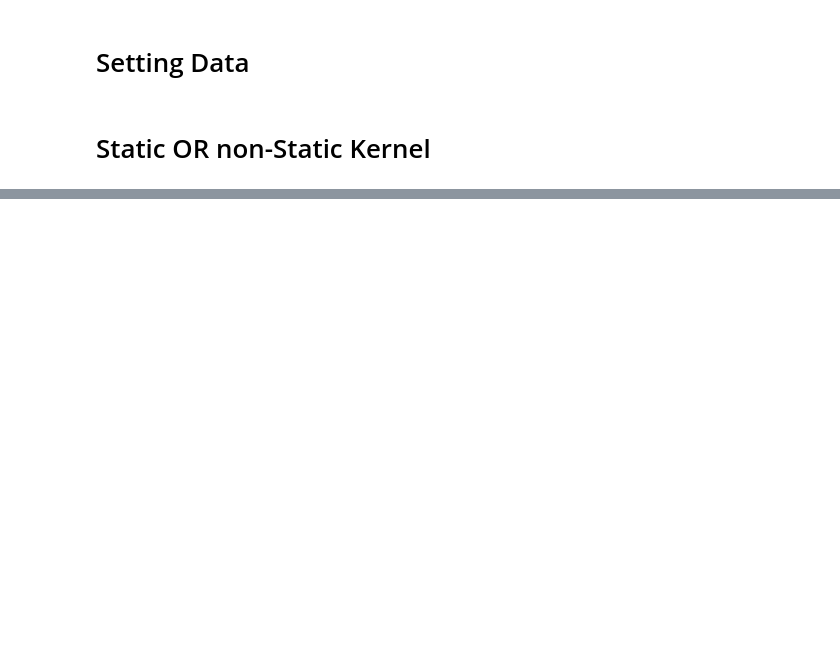
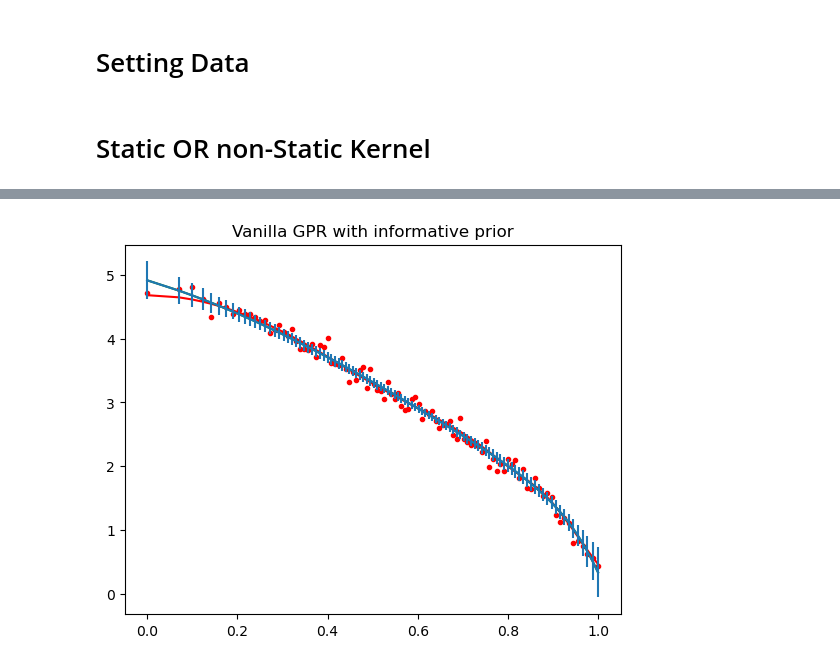
Before and after one commit to DanHarJor/Improving-Electron-Density-Profile-Inference-within-a-Tokamak-using-Bayesian-Techniques, a Jupyter notebook: RealEquillibriumInterferometry/SyntheticDataInterferometry.ipynb, the cells around one changed output, grey strips where cells are left out. Drawn from its saved outputs; the diff is of its cells as text; code cells hidden in the pictures; blank space fills up the shorter version.

```diff
--- a/RealEquillibriumInterferometry/SyntheticDataInterferometry.ipynb
+++ b/RealEquillibriumInterferometry/SyntheticDataInterferometry.ipynb
@@ -389,0 +334,88 @@ K = NonStatLengthScaleKernel(rho_1d,x0)
+# %%
+prior_mu = post_mu
+prior_cov = post_cov
+# %%
+#GP1, vanilla GPR
+
+def VanillaGPR(x_test, xd, yd, yd_noise, prior_mu, prior_cov):
+    #KERNEL: exponential square kernel
+#     def Kernel(X1,X2,params):
+#         #amplitude determins how far the model can go from the mean
+#         amp = params[:N]
+#         #length scale determines smoothness, how correlated the function should be at a distance
+#         l = np.array(params[N:])
+#         LA, LB = np.meshgrid(l,l)
+#         AMPA, AMPB = np.meshgrid(amp,amp)
+#         mag = (X1 - X2) * (X1 - X2)
+#         scale1 = 2 * LA * LB
+#         scale2 = (LA * LA) + (LB * LB)
+#         frac = (scale1/scale2)
+#         return (3*AMPA*AMPB / AMPA*AMPA+AMPB*AMPB) * frac * np.exp(-(mag/scale2))
+
+#     X1, X2 = np.meshgrid(xd,xd)
+#     X1st, X2st = np.meshgrid(x,x)
+#     X1st2, X22 = np.meshgrid(x,xd)
+
+
+#     #optimising kernel paramaters via marginal likelyhood
+#     def MargLi(params):
+#     K, R, cov_li = KRcov_li(params,exp_er)
+#     invertable = cov_li+R@K@R.T
+#     #add a small term onto diagonal of matricies to be inverted.
+#     #this ensures it is positive definate and cholensky matrix can be computed
+#     invertable[np.diag_indices_from(invertable)] += 1e-8
+#     return 0.5*np.log(chol_det(cov_li + R@K@R.T)) + 0.5*(yd.T@chol_inv(cov_li+R@K@R.T)@yd)
+
+#     x0=[3.15,0.096]
+#     results = minimize(MargLi, x0=x0)
+    # results = basinhopping(MargLi, x0=x0, niter=200)
+#     print('\n\nRESULTS',results)
+#     best_params = results.x
+    # best_params = x0
+
+    # print('\n\nMargLi',MargLi(best_params))
+
+#     K = Kernel(X1,X2,best_params)
+    #add a small term onto diagonal of matricies to be inverted.
+    #this ensures it is positive definate and cholensky matrix can be computed
+    def InterpolatePrior(x1, x2):
+        interp = scipy.interpolate.RegularGridInterpolator((rho_1d,rho_1d), prior_cov, method='linear', bounds_error=True, fill_value=float('nan'))
+        X1, X2 = np.meshgrid(x1,x2)
+        return interp((X1,X2))
+
+    Kstst = prior_cov#Kernel(X1st, X2st,best_params)
+    K = InterpolatePrior(xd, xd)
+    K[np.diag_indices_from(K)] += 1e-8
+    Kst = InterpolatePrior(x_test,xd)#Kernel(X22, X1st2,best_params)
+    ##Data Dist, has prior in it
+    mu_D = prior_mu
+    cov_D = K + np.diag(yd_noise)
+
+#     print('Probably not good if 0. cov_D definetly cannot be 0 as it is inverted.')
+    # print('The Determinent of K is:', chol_det(K))
+    # print('The Determinent of Kst is:', chol_det(Kst))
+    # print('The Determinent of Kstst is:', chol_det(Kstst))
+    # print('The Determinent of cov_D is:', chol_det(cov_D))
+    ##Predictions dist
+#     mu_yst = np.repeat(0,N)
+#     cov_yst = Kstst
+    interp_prior_mu = scipy.interpolate.interp1d(rho_1d, prior_mu, kind='linear', axis=-1, copy=True, bounds_error=None, fill_value=float('nan'), assume_sorted=False)
+    prior_at_xd = interp_prior_mu(xd)
+    cov_post = Kstst - Kst.T @ chol_inv(cov_D) @ Kst
+    mu_post = prior_mu + Kst.T @ chol_inv(cov_D) @ (yd - prior_at_xd)
+    error_bars = np.sqrt(np.diagonal(cov_post))
+
+    figGPR1 = plt.figure()
+    plt.title('Vanilla GPR with informative prior')
+    plt.plot(x_test,nice,'r', label='NICE Profile')
+    plt.plot(xd,yd,'r.', label='Crude Reflectometry Data')
+    plt.plot(x_test,mu_post,'g', label='New Inference')
+    plt.errorbar(x_test, mu_post, yerr=error_bars, label='New Inference')
+    plt.show()
+
+refl_M = 101
+refl_rho = rho_1d[:refl_M]
+refl_ne = nice[:refl_M] + np.random.normal(loc=0,scale=0.1, size=refl_M)#add some gaussian noise to nice to crudely simulate reflectrometry data
+VanillaGPR(x_test=rho_1d, xd=refl_rho, yd=refl_ne, yd_noise=np.repeat(0.5,refl_M), prior_mu=prior_mu, prior_cov=prior_cov)
+# %% [output]
+[figure, added]
```
Also changed, not shown: parts of 10 cells of this notebook.
